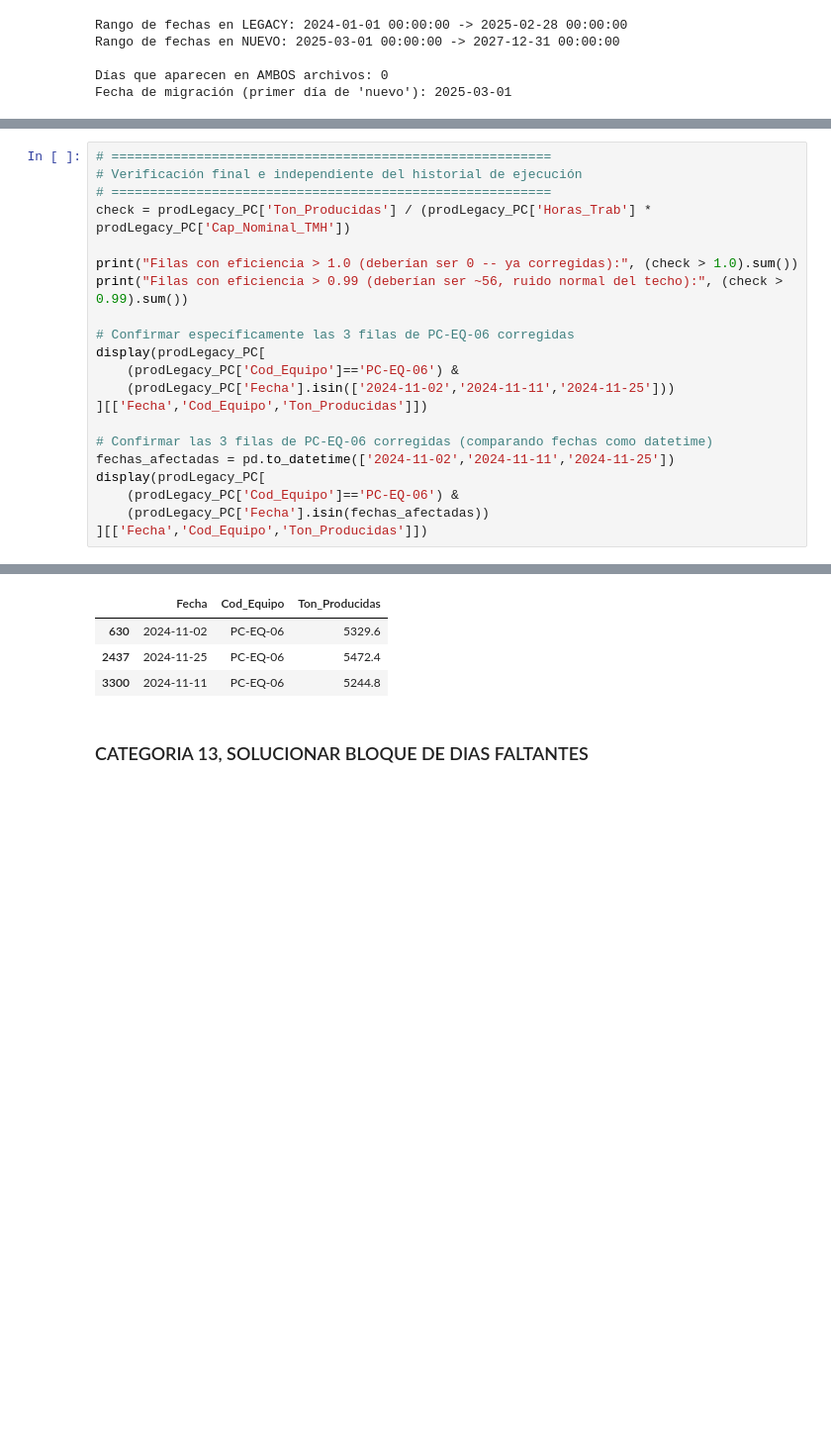
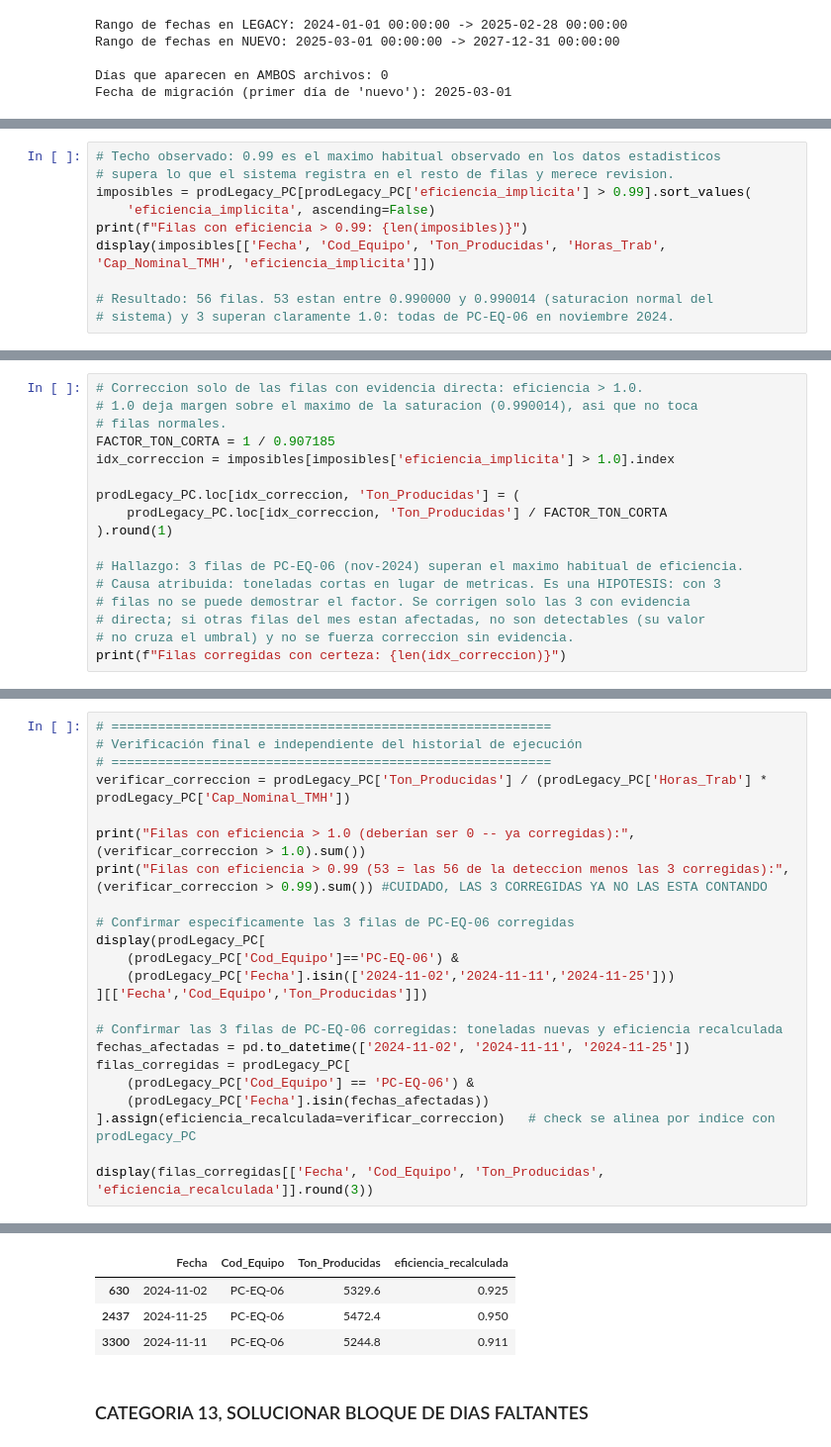
Before and after one commit to josue789a/Mineria-simulacion-v2, a Jupyter notebook: notebooks/Exploracion1.ipynb, the cells around one changed output, grey strips where cells are left out. Shown at 99% size. Cells and saved outputs as stored; diff of their text form; blank space fills up the shorter version.

Commit message:
EDA 8. . Reorganizacion, Añadido Pipeline producion Legacy + Nuevo+ Documentacion clara para el procedimiento

```diff
--- a/notebooks/Exploracion1.ipynb
+++ b/notebooks/Exploracion1.ipynb
@@ -2146,0 +2160,10 @@ Filas corregidas con certeza: 3
+# %%
+# Techo observado: 0.99 es el maximo habitual observado en los datos estadisticos
+# supera lo que el sistema registra en el resto de filas y merece revision.
+imposibles = prodLegacy_PC[prodLegacy_PC['eficiencia_implicita'] > 0.99].sort_values(
+    'eficiencia_implicita', ascending=False)
+print(f"Filas con eficiencia > 0.99: {len(imposibles)}")
+display(imposibles[['Fecha', 'Cod_Equipo', 'Ton_Producidas', 'Horas_Trab', 'Cap_Nominal_TMH', 'eficiencia_implicita']])
+
+# Resultado: 56 filas. 53 estan entre 0.990000 y 0.990014 (saturacion normal del
+# sistema) y 3 superan claramente 1.0: todas de PC-EQ-06 en noviembre 2024.
@@ -2146,0 +2211,17 @@ Filas corregidas con certeza: 3
+# %%
+# Correccion solo de las filas con evidencia directa: eficiencia > 1.0.
+# 1.0 deja margen sobre el maximo de la saturacion (0.990014), asi que no toca
+# filas normales.
+FACTOR_TON_CORTA = 1 / 0.907185
+idx_correccion = imposibles[imposibles['eficiencia_implicita'] > 1.0].index
+
+prodLegacy_PC.loc[idx_correccion, 'Ton_Producidas'] = (
+    prodLegacy_PC.loc[idx_correccion, 'Ton_Producidas'] / FACTOR_TON_CORTA
+).round(1)
+
+# Hallazgo: 3 filas de PC-EQ-06 (nov-2024) superan el maximo habitual de eficiencia.
+# Causa atribuida: toneladas cortas en lugar de metricas. Es una HIPOTESIS: con 3
+# filas no se puede demostrar el factor. Se corrigen solo las 3 con evidencia
+# directa; si otras filas del mes estan afectadas, no son detectables (su valor
+# no cruza el umbral) y no se fuerza correccion sin evidencia.
+print(f"Filas corregidas con certeza: {len(idx_correccion)}")
@@ -2148,10 +2271,10 @@ Filas corregidas con certeza: 3
 # =========================================================
 # Verificación final e independiente del historial de ejecución
 # =========================================================
-check = prodLegacy_PC['Ton_Producidas'] / (prodLegacy_PC['Horas_Trab'] * prodLegacy_PC['Cap_Nominal_TMH'])
+verificar_correccion = prodLegacy_PC['Ton_Producidas'] / (prodLegacy_PC['Horas_Trab'] * prodLegacy_PC['Cap_Nominal_TMH'])
 
-print("Filas con eficiencia > 1.0 (deberían ser 0 -- ya corregidas):", (check > 1.0).sum())
-print("Filas con eficiencia > 0.99 (deberían ser ~56, ruido normal del techo):", (check > 0.99).sum())
+print("Filas con eficiencia > 1.0 (deberían ser 0 -- ya corregidas):", (verificar_correccion > 1.0).sum())
+print("Filas con eficiencia > 0.99 (53 = las 56 de la deteccion menos las 3 corregidas):", (verificar_correccion > 0.99).sum()) #CUIDADO, LAS 3 CORREGIDAS YA NO LAS ESTA CONTANDO
 
 # Confirmar específicamente las 3 filas de PC-EQ-06 corregidas
 display(prodLegacy_PC[
@@ -2159,11 +2282,13 @@ display(prodLegacy_PC[
     (prodLegacy_PC['Fecha'].isin(['2024-11-02','2024-11-11','2024-11-25']))
 ][['Fecha','Cod_Equipo','Ton_Producidas']])
 
-# Confirmar las 3 filas de PC-EQ-06 corregidas (comparando fechas como datetime)
-fechas_afectadas = pd.to_datetime(['2024-11-02','2024-11-11','2024-11-25'])
-display(prodLegacy_PC[
-    (prodLegacy_PC['Cod_Equipo']=='PC-EQ-06') &
+# Confirmar las 3 filas de PC-EQ-06 corregidas: toneladas nuevas y eficiencia recalculada
+fechas_afectadas = pd.to_datetime(['2024-11-02', '2024-11-11', '2024-11-25'])
+filas_corregidas = prodLegacy_PC[
+    (prodLegacy_PC['Cod_Equipo'] == 'PC-EQ-06') &
     (prodLegacy_PC['Fecha'].isin(fechas_afectadas))
-][['Fecha','Cod_Equipo','Ton_Producidas']])
+].assign(eficiencia_recalculada=verificar_correccion)   # check se alinea por indice con prodLegacy_PC
+
+display(filas_corregidas[['Fecha', 'Cod_Equipo', 'Ton_Producidas', 'eficiencia_recalculada']].round(3))
 # %% [output]
 Filas con eficiencia > 1.0 (deberían ser 0 -- ya corregidas): 0
@@ -2171,8 +2296,8 @@ Filas con eficiencia > 0.99 (deberían ser ~56, ruido normal del techo): 53
 |  | Fecha | Cod_Equipo | Ton_Producidas |
-|  | Fecha | Cod_Equipo | Ton_Producidas |
-| 630 | 2024-11-02 | PC-EQ-06 | 5329.6 |
-| 2437 | 2024-11-25 | PC-EQ-06 | 5472.4 |
-| 3300 | 2024-11-11 | PC-EQ-06 | 5244.8 |
+|  | Fecha | Cod_Equipo | Ton_Producidas | eficiencia_recalculada |
+| 630 | 2024-11-02 | PC-EQ-06 | 5329.6 | 0.925 |
+| 2437 | 2024-11-25 | PC-EQ-06 | 5472.4 | 0.950 |
+| 3300 | 2024-11-11 | PC-EQ-06 | 5244.8 | 0.911 |
 # %% [markdown]
 ### CATEGORIA 13, SOLUCIONAR BLOQUE DE DIAS FALTANTES
 # %%
```
Also changed, not shown: parts of 76 cells of this notebook, 2 other files.
